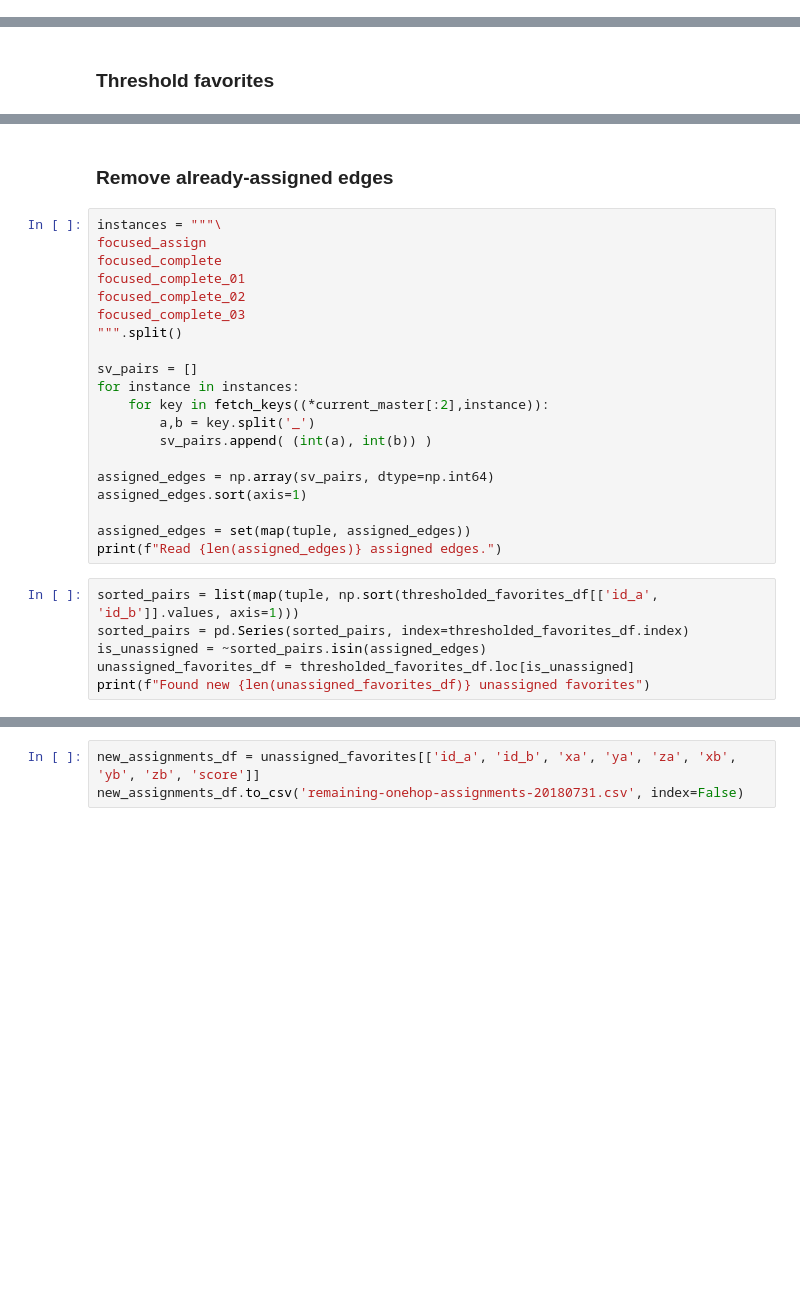
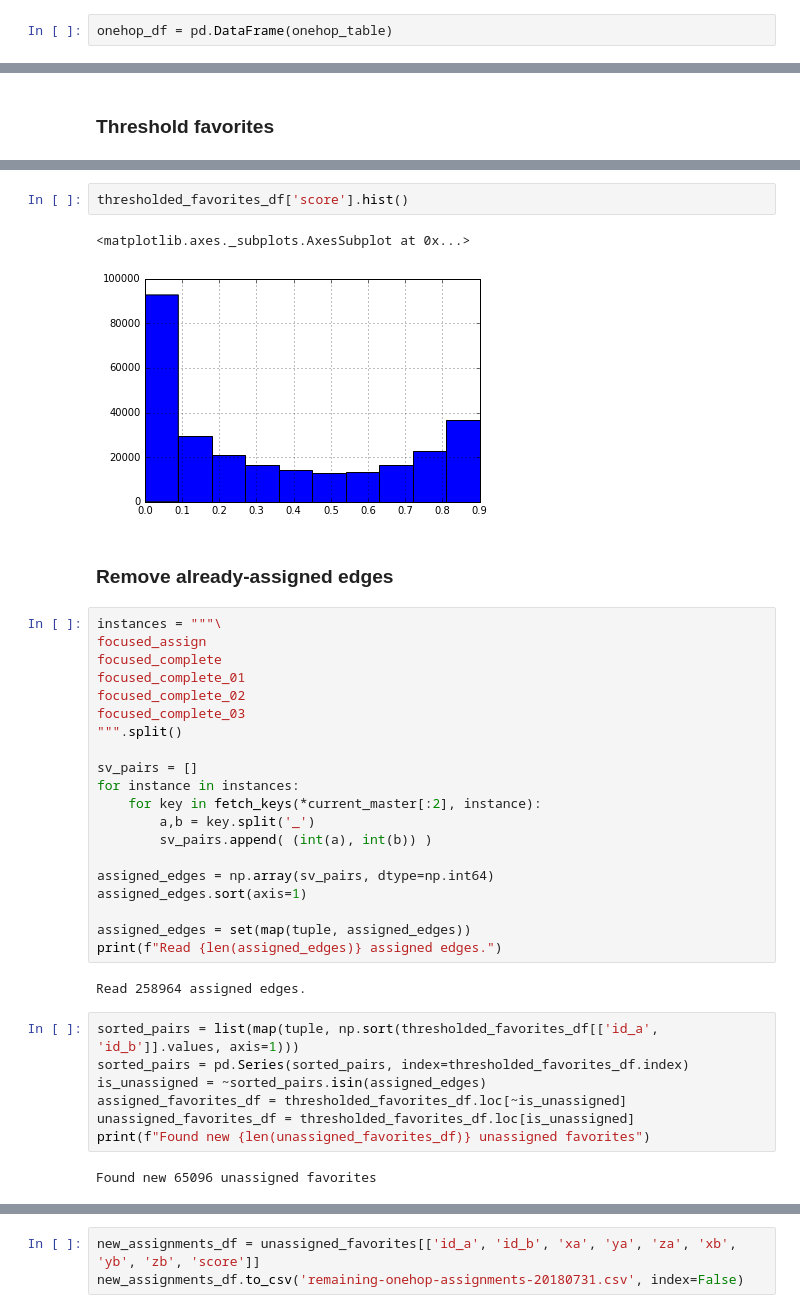
Before and after one commit to stuarteberg/random-hemibrain-notebooks, a Jupyter notebook: spark-focused.ipynb, the cells around one changed output, grey strips where cells are left out. Saved outputs shown, nothing was run; the diff lists cells and outputs as text; blank space fills up the shorter version.

```diff
--- a/spark-focused.ipynb
+++ b/spark-focused.ipynb
@@ -158,3 +195,5 @@ onehop_df = pd.DataFrame.from_records(onehop_table)
+# %%
+onehop_df = pd.DataFrame(onehop_table)
 # %%
 #%time onehop_chunks = [chunk[chunk['important_a'] & chunk['important_b']] for chunk in tqdm(table_chunks)]
 # %%
@@ -340,3 +502,8 @@ print(f"Found {len(thresholded_favorites_df)} edges after thresholding, "
+# %%
+thresholded_favorites_df['score'].hist()
+# %% [output]
+<matplotlib.axes._subplots.AxesSubplot at 0x...>
+[figure, added]
 # %% [markdown]
 ### Remove already-assigned edges
 # %%
@@ -350,7 +517,7 @@ focused_complete_03
 
 sv_pairs = []
 for instance in instances:
-    for key in fetch_keys((*current_master[:2],instance)):
+    for key in fetch_keys(*current_master[:2], instance):
         a,b = key.split('_')
         sv_pairs.append( (int(a), int(b)) )
 
@@ -359,9 +526,14 @@ assigned_edges.sort(axis=1)
 
 assigned_edges = set(map(tuple, assigned_edges))
 print(f"Read {len(assigned_edges)} assigned edges.")
+# %% [output]
+Read 258964 assigned edges.
 # %%
 sorted_pairs = list(map(tuple, np.sort(thresholded_favorites_df[['id_a', 'id_b']].values, axis=1)))
 sorted_pairs = pd.Series(sorted_pairs, index=thresholded_favorites_df.index)
 is_unassigned = ~sorted_pairs.isin(assigned_edges)
+assigned_favorites_df = thresholded_favorites_df.loc[~is_unassigned]
 unassigned_favorites_df = thresholded_favorites_df.loc[is_unassigned]
 print(f"Found new {len(unassigned_favorites_df)} unassigned favorites")
+# %% [output]
+Found new 65096 unassigned favorites
```
Also changed, not shown: parts of 74 cells of this notebook.
